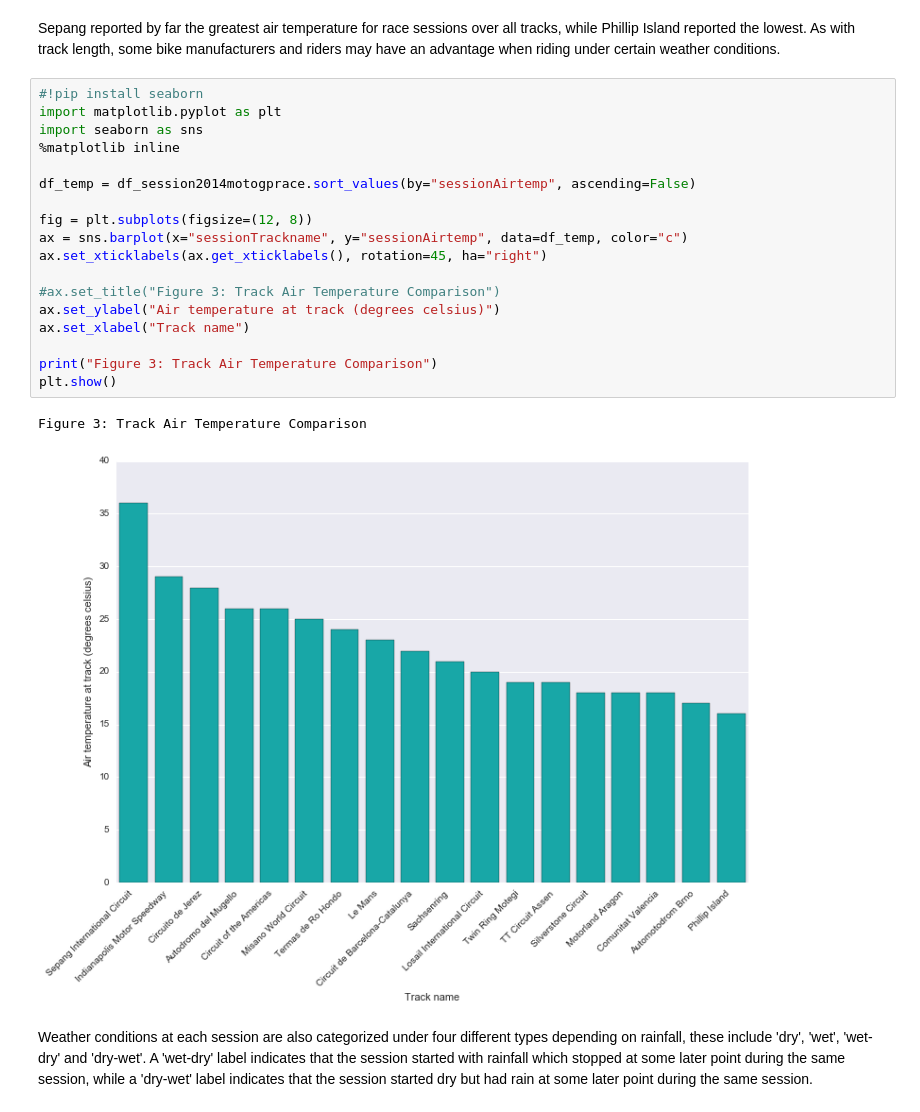
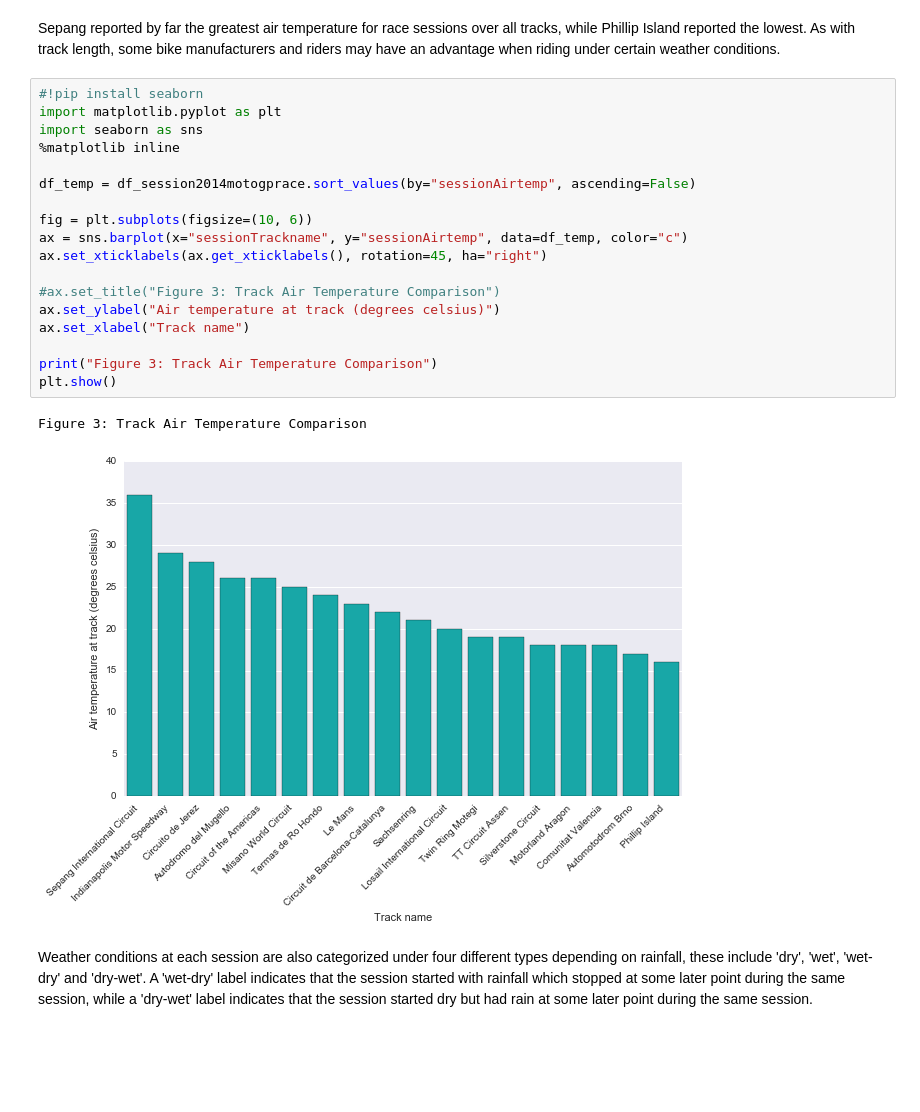
Before and after one commit to buswedg/Udacity, a Jupyter notebook: Machine Learning Engineer Nanodegree/P5 Capstone Project/ND_Project5.ipynb, the cells around one changed output. Cells and saved outputs as stored; diff of their text form; blank space fills up the shorter version.

```diff
--- a/Machine Learning Engineer Nanodegree/P5 Capstone Project/ND_Project5.ipynb
+++ b/Machine Learning Engineer Nanodegree/P5 Capstone Project/ND_Project5.ipynb
@@ -333,24 +351,24 @@ Sepang reported by far the greatest air temperature for race sessions over all t
 # %%
 #!pip install seaborn
 import matplotlib.pyplot as plt
 import seaborn as sns
 %matplotlib inline
 
 df_temp = df_session2014motogprace.sort_values(by="sessionAirtemp", ascending=False)
 
-fig = plt.subplots(figsize=(12, 8))
+fig = plt.subplots(figsize=(10, 6))
 ax = sns.barplot(x="sessionTrackname", y="sessionAirtemp", data=df_temp, color="c")
 ax.set_xticklabels(ax.get_xticklabels(), rotation=45, ha="right")
 
 #ax.set_title("Figure 3: Track Air Temperature Comparison")
 ax.set_ylabel("Air temperature at track (degrees celsius)")
 ax.set_xlabel("Track name")
 
 print("Figure 3: Track Air Temperature Comparison")
 plt.show()
 # %% [output]
 Figure 3: Track Air Temperature Comparison
-[figure, old version]
+[figure, new version]
 # %% [markdown]
 Weather conditions at each session are also categorized under four different types depending on rainfall, these include 'dry', 'wet', 'wet-dry' and 'dry-wet'. A 'wet-dry' label indicates that the session started with rainfall which stopped at some later point during the same session, while a 'dry-wet' label indicates that the session started dry but had rain at some later point during the same session.
 # %%
```
Also changed, not shown: parts of 74 cells of this notebook, 19 other files.
